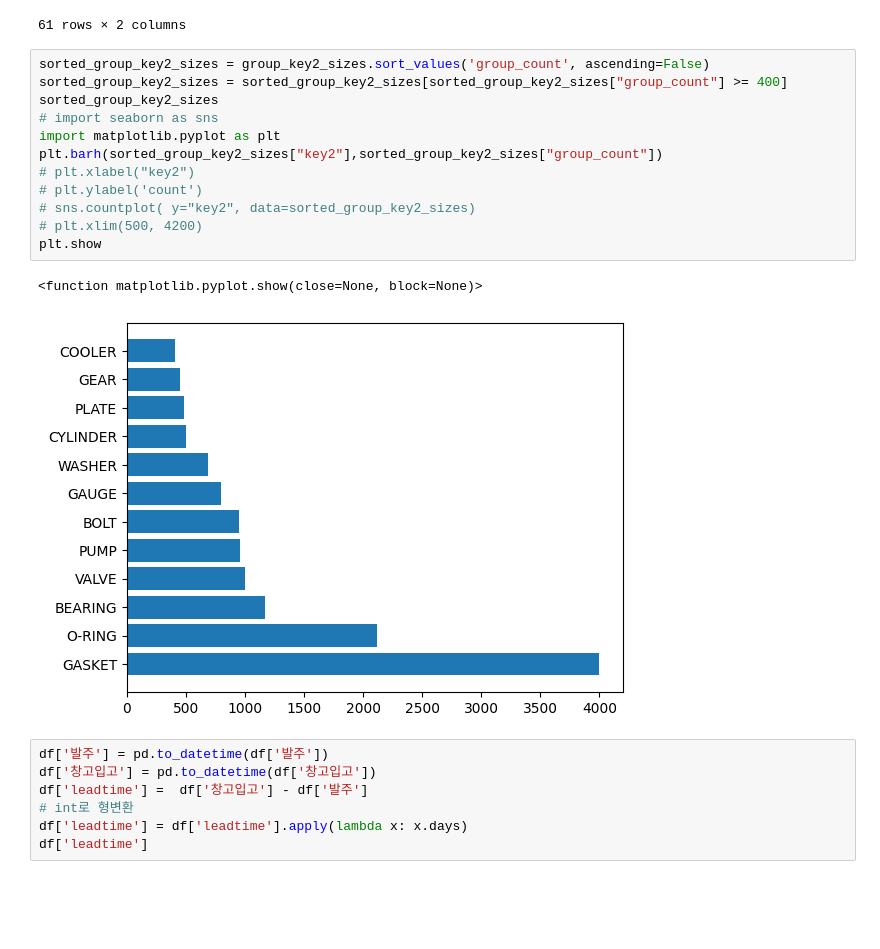
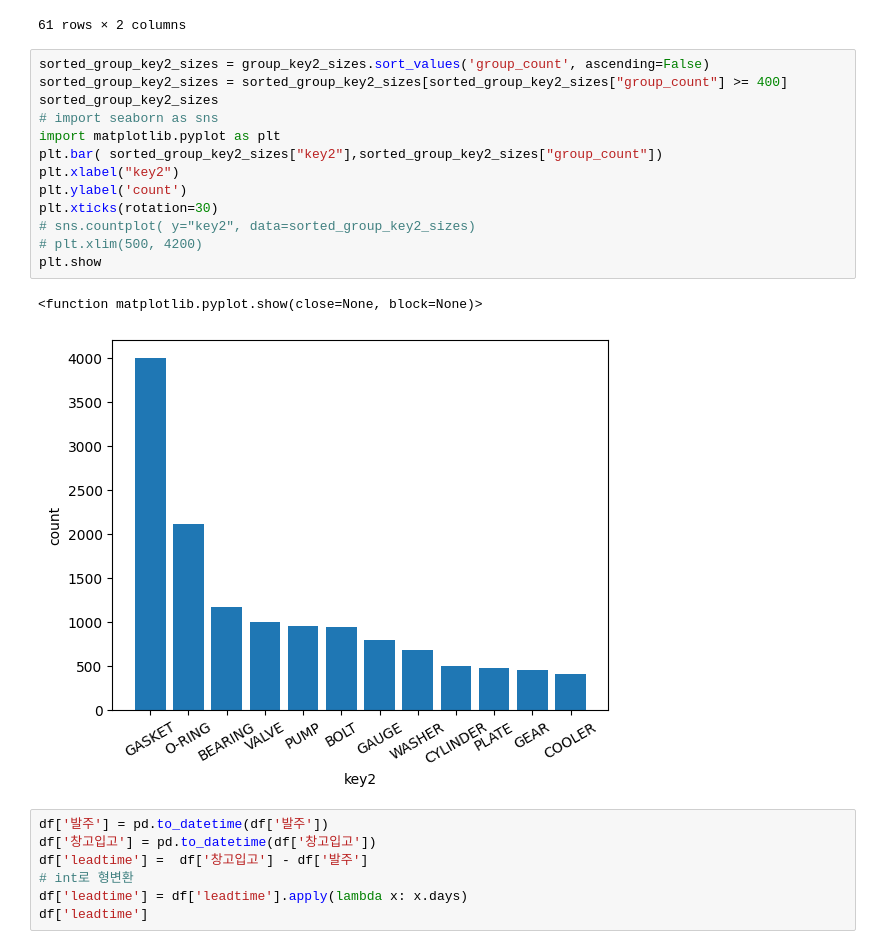
Before and after one commit to hwk44/ShipSupplies, a Jupyter notebook: DA/notebooks/test.ipynb, the cells around one changed output. Saved outputs shown, nothing was run; the diff lists cells and outputs as text; blank space fills up the shorter version.

```diff
--- a/DA/notebooks/test.ipynb
+++ b/DA/notebooks/test.ipynb
@@ -184,18 +184,19 @@ group_key2_sizes
 # %%
 sorted_group_key2_sizes = group_key2_sizes.sort_values('group_count', ascending=False)
 sorted_group_key2_sizes = sorted_group_key2_sizes[sorted_group_key2_sizes["group_count"] >= 400]
 sorted_group_key2_sizes
 # import seaborn as sns
 import matplotlib.pyplot as plt
-plt.barh(sorted_group_key2_sizes["key2"],sorted_group_key2_sizes["group_count"])
-# plt.xlabel("key2")
-# plt.ylabel('count')
+plt.bar( sorted_group_key2_sizes["key2"],sorted_group_key2_sizes["group_count"])
+plt.xlabel("key2")
+plt.ylabel('count')
+plt.xticks(rotation=30)
 # sns.countplot( y="key2", data=sorted_group_key2_sizes)
 # plt.xlim(500, 4200)
 plt.show
 # %% [output]
 <function matplotlib.pyplot.show(close=None, block=None)>
-[figure, old version]
+[figure, new version]
 # %%
 df['발주'] = pd.to_datetime(df['발주'])
 df['창고입고'] = pd.to_datetime(df['창고입고'])
```
Also changed, not shown: parts of 3 cells of this notebook, 2 other files.
